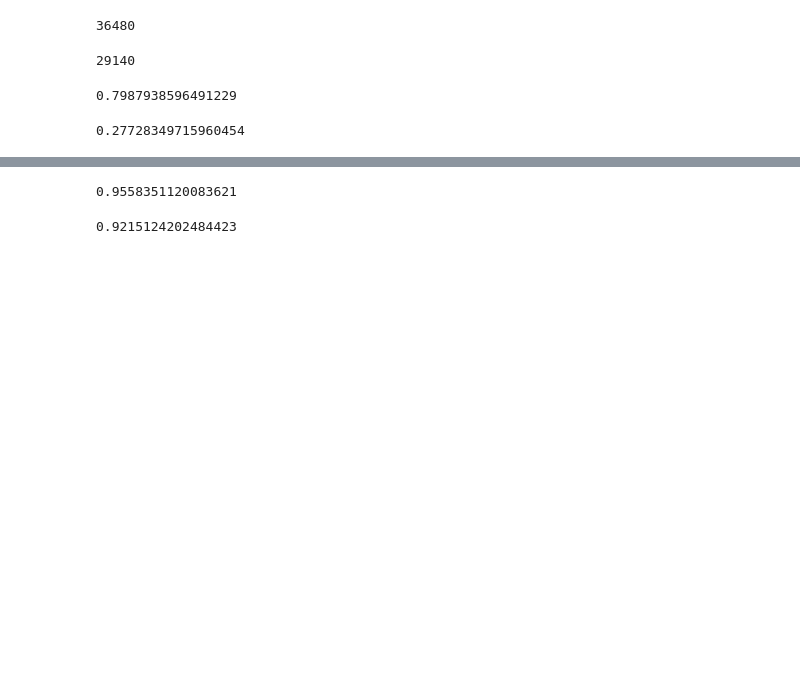
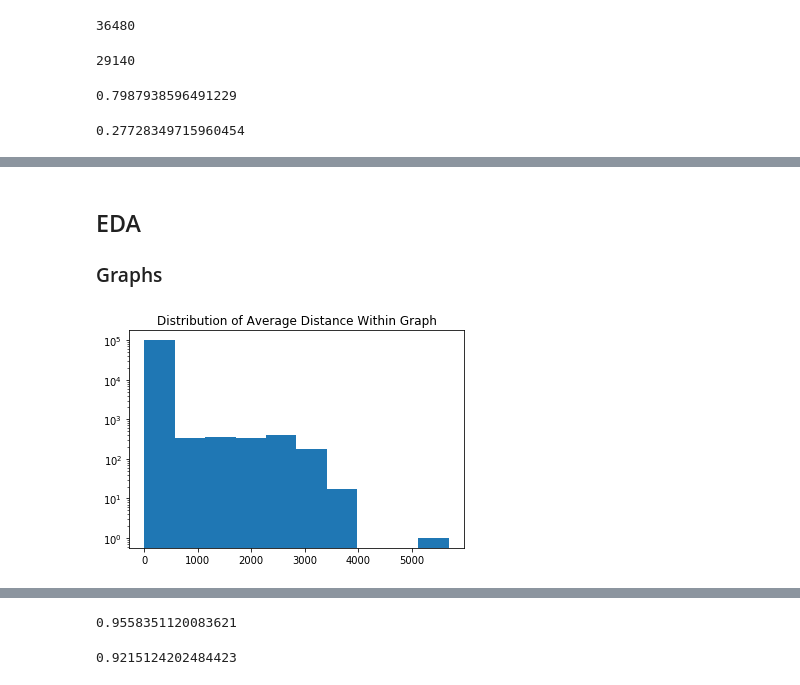
Before and after one commit to CenterForSpatialResearch/hnyc-spatial-linkage, a Jupyter notebook: disambiguation_1880/linkage_algorithm_tuning.ipynb, the cells around one changed output, grey strips where cells are left out. Saved outputs shown, nothing was run; the diff lists cells and outputs as text; code cells hidden in the pictures; blank space fills up the shorter version.

```diff
--- a/disambiguation_1880/linkage_algorithm_tuning.ipynb
+++ b/disambiguation_1880/linkage_algorithm_tuning.ipynb
@@ -277,0 +339,10 @@ final_df.loc[(final_df.cd_add_cln == final_df.cen_add_cln) & (final_df.selected
+# %% [markdown]
+## EDA
+### Graphs
+# %%
+ax, fig = plt.subplots()
+plt.hist(graph_dist['mean'].values, log=True)
+plt.title("Distribution of Average Distance Within Graph")
+plt.show()
+# %% [output]
+[figure, added]
```
Also changed, not shown: parts of 44 cells of this notebook, 3 other files.
